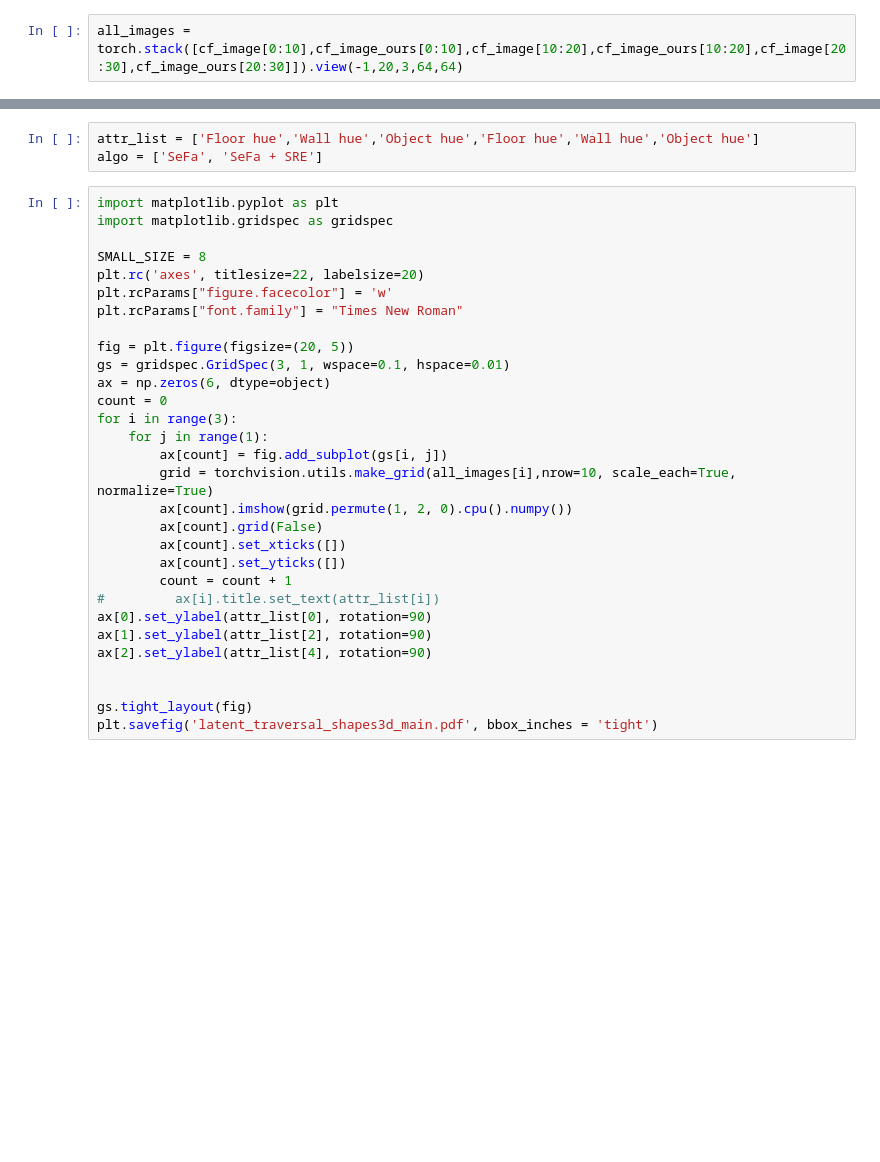
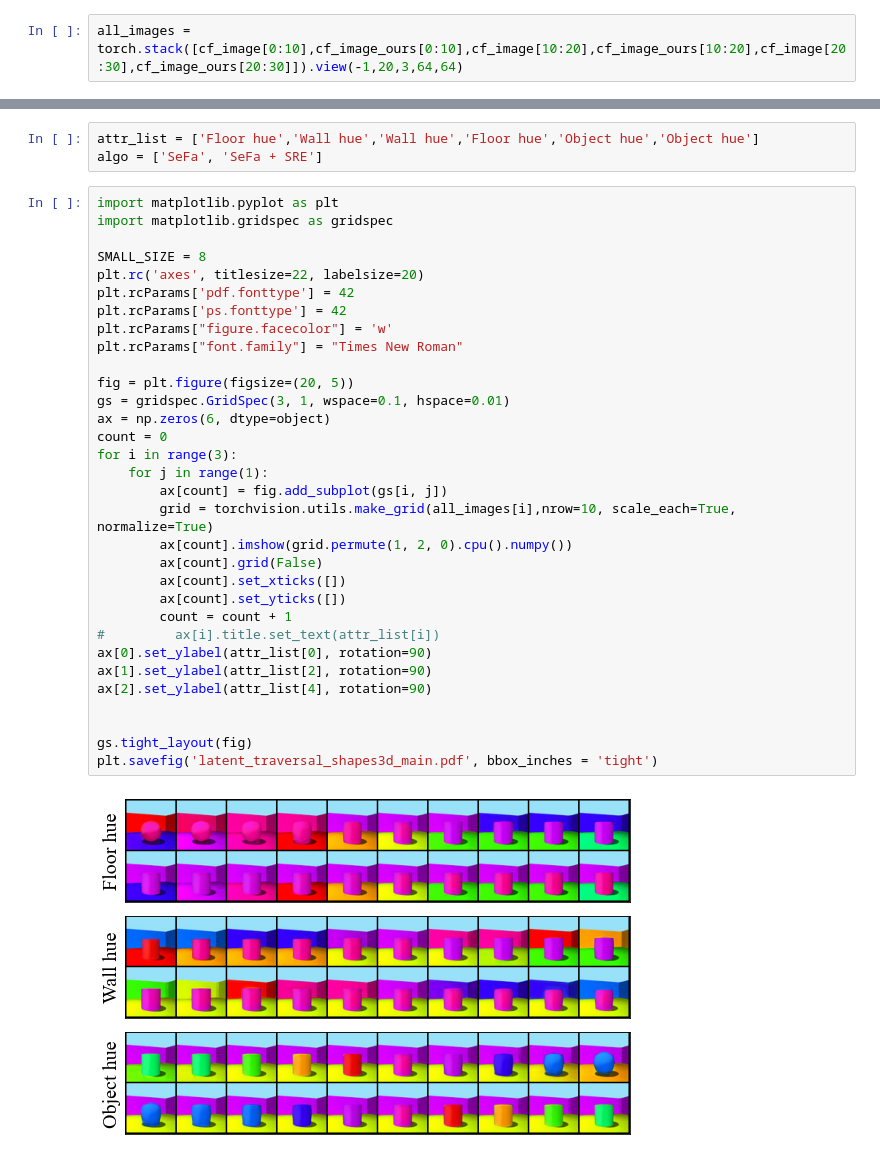
Before and after one commit to VSSILPA/disentagled_latent_dirs, a Jupyter notebook: src/latent_traversal.ipynb, the cells around one changed output, grey strips where cells are left out. Cells and saved outputs as stored; diff of their text form; blank space fills up the shorter version.

Commit message:
changed image font to true type

```diff
--- a/src/latent_traversal.ipynb
+++ b/src/latent_traversal.ipynb
@@ -12,33 +14,37 @@ all_images.shape
 # %%
-attr_list = ['Floor hue','Wall hue','Object hue','Floor hue','Wall hue','Object hue']
+attr_list = ['Floor hue','Wall hue','Wall hue','Floor hue','Object hue','Object hue']
 algo = ['SeFa', 'SeFa + SRE']
 # %%
 import matplotlib.pyplot as plt
 import matplotlib.gridspec as gridspec
 
 SMALL_SIZE = 8
 plt.rc('axes', titlesize=22, labelsize=20)
+plt.rcParams['pdf.fonttype'] = 42
+plt.rcParams['ps.fonttype'] = 42
 plt.rcParams["figure.facecolor"] = 'w'
 plt.rcParams["font.family"] = "Times New Roman"
 
 fig = plt.figure(figsize=(20, 5))
 gs = gridspec.GridSpec(3, 1, wspace=0.1, hspace=0.01)
 ax = np.zeros(6, dtype=object)
 count = 0
 for i in range(3):
     for j in range(1):
         ax[count] = fig.add_subplot(gs[i, j])
         grid = torchvision.utils.make_grid(all_images[i],nrow=10, scale_each=True, normalize=True)
         ax[count].imshow(grid.permute(1, 2, 0).cpu().numpy())
         ax[count].grid(False)
         ax[count].set_xticks([])
         ax[count].set_yticks([])
         count = count + 1
 #         ax[i].title.set_text(attr_list[i])
 ax[0].set_ylabel(attr_list[0], rotation=90)
 ax[1].set_ylabel(attr_list[2], rotation=90)
 ax[2].set_ylabel(attr_list[4], rotation=90)
 
 
 gs.tight_layout(fig)
 plt.savefig('latent_traversal_shapes3d_main.pdf', bbox_inches = 'tight')
+# %% [output]
+[figure, added]
```
Also changed, not shown: parts of 1 cell of this notebook.
